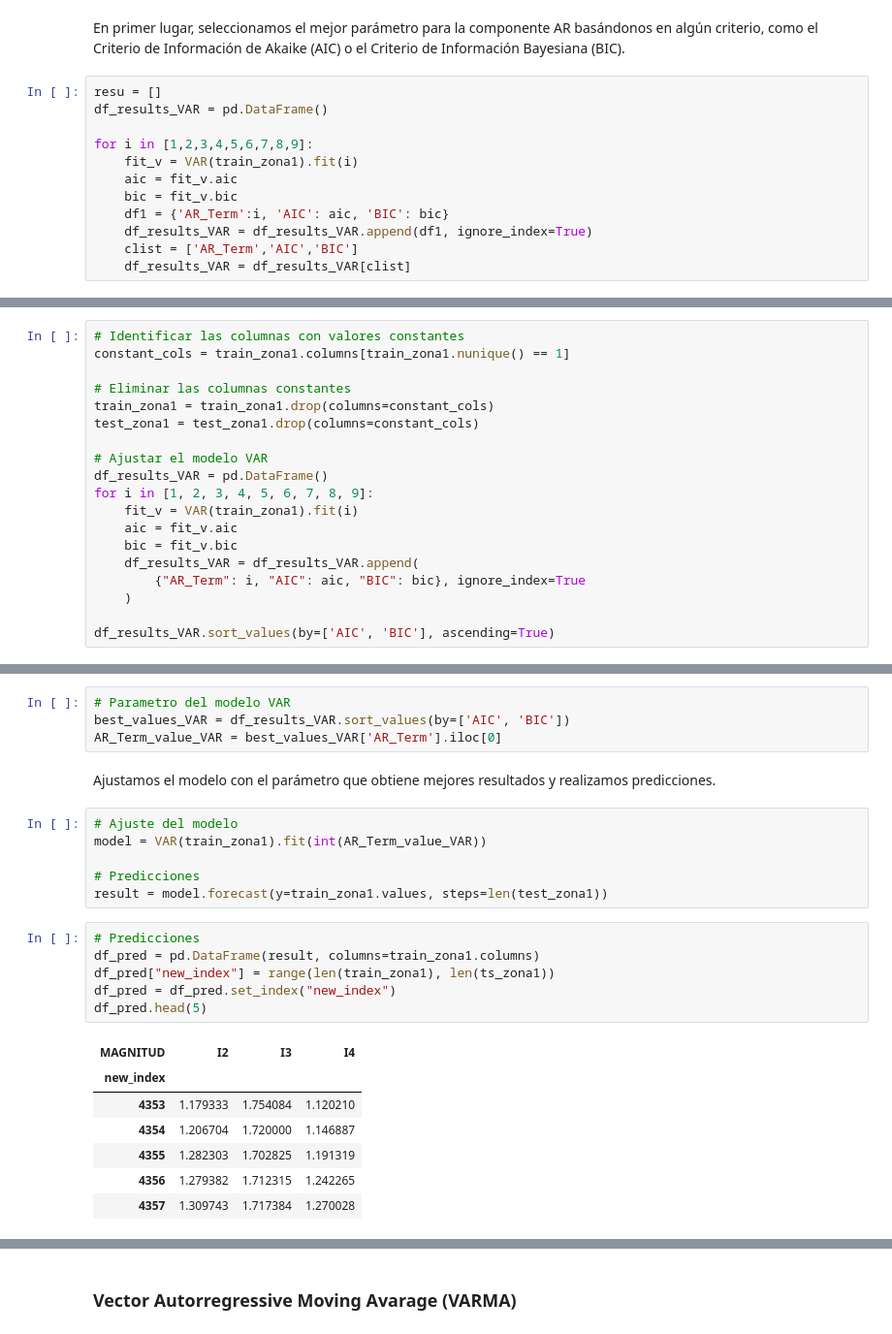
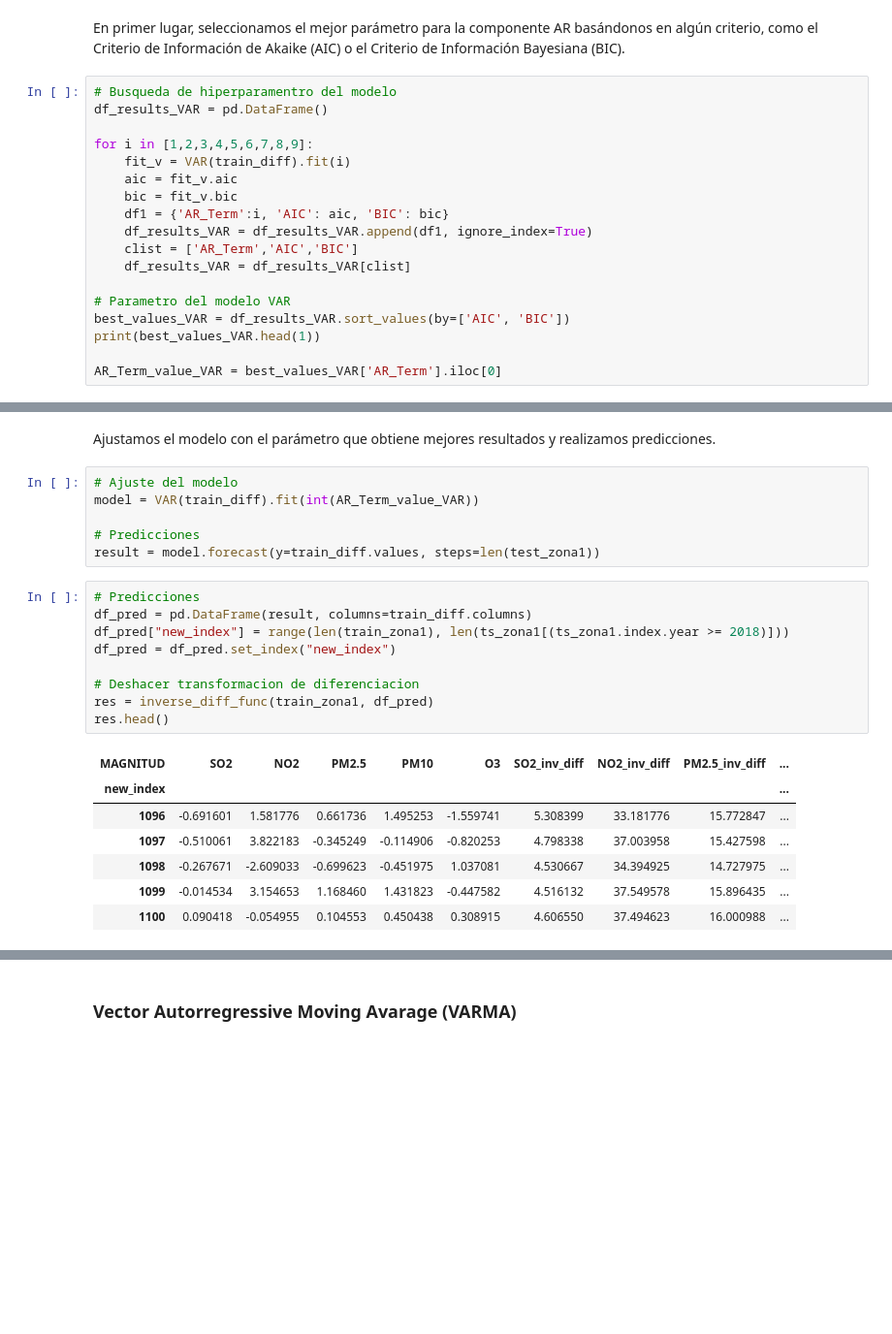
Before and after one commit to sofiamacein/TFG-Calidad-Aire-Madrid, a Jupyter notebook: TFG. CALIDAD AIRE MADRID_EDA.ipynb, the cells around one changed output, grey strips where cells are left out. Shown at 97% size. Drawn from its saved outputs; the diff is of its cells as text; blank space fills up the shorter version.

```diff
--- a/TFG. CALIDAD AIRE MADRID_EDA.ipynb
+++ b/TFG. CALIDAD AIRE MADRID_EDA.ipynb
@@ -1005,15 +1042,21 @@ El modelo Vector AutoRegressive (VAR) es un modelo de procesos estocásticos amp
 # %% [markdown]
 En primer lugar, seleccionamos el mejor parámetro para la componente AR basándonos en algún criterio, como el Criterio de Información de Akaike (AIC) o el Criterio de Información Bayesiana (BIC).
 # %%
-resu = []
+# Busqueda de hiperparamentro del modelo
 df_results_VAR = pd.DataFrame()
 
 for i in [1,2,3,4,5,6,7,8,9]:
-    fit_v = VAR(train_zona1).fit(i)
+    fit_v = VAR(train_diff).fit(i)
     aic = fit_v.aic
     bic = fit_v.bic
     df1 = {'AR_Term':i, 'AIC': aic, 'BIC': bic}
     df_results_VAR = df_results_VAR.append(df1, ignore_index=True)
     clist = ['AR_Term','AIC','BIC']
     df_results_VAR = df_results_VAR[clist]
+
+# Parametro del modelo VAR
+best_values_VAR = df_results_VAR.sort_values(by=['AIC', 'BIC'])
+print(best_values_VAR.head(1))
+
+AR_Term_value_VAR = best_values_VAR['AR_Term'].iloc[0]
 # %% [output]
@@ -1023,19 +1064,0 @@ Como las variables I1 e I5 sólo toman un único valor, procedemos a eliminarlas
-# %%
-# Identificar las columnas con valores constantes
-constant_cols = train_zona1.columns[train_zona1.nunique() == 1]
-
-# Eliminar las columnas constantes
-train_zona1 = train_zona1.drop(columns=constant_cols)
-test_zona1 = test_zona1.drop(columns=constant_cols)
-
-# Ajustar el modelo VAR
-df_results_VAR = pd.DataFrame()
-for i in [1, 2, 3, 4, 5, 6, 7, 8, 9]:
-    fit_v = VAR(train_zona1).fit(i)
-    aic = fit_v.aic
-    bic = fit_v.bic
-    df_results_VAR = df_results_VAR.append(
-        {"AR_Term": i, "AIC": aic, "BIC": bic}, ignore_index=True
-    )
-
-df_results_VAR.sort_values(by=['AIC', 'BIC'], ascending=True)
@@ -1053,26 +1065,25 @@ df_results_VAR.sort_values(by=['AIC', 'BIC'], ascending=True)
-# %%
-# Parametro del modelo VAR
-best_values_VAR = df_results_VAR.sort_values(by=['AIC', 'BIC'])
-AR_Term_value_VAR = best_values_VAR['AR_Term'].iloc[0]
 # %% [markdown]
 Ajustamos el modelo con el parámetro que obtiene mejores resultados y realizamos predicciones.
 # %%
 # Ajuste del modelo
-model = VAR(train_zona1).fit(int(AR_Term_value_VAR))
+model = VAR(train_diff).fit(int(AR_Term_value_VAR))
 
 # Predicciones
-result = model.forecast(y=train_zona1.values, steps=len(test_zona1))
+result = model.forecast(y=train_diff.values, steps=len(test_zona1))
 # %%
 # Predicciones
-df_pred = pd.DataFrame(result, columns=train_zona1.columns)
-df_pred["new_index"] = range(len(train_zona1), len(ts_zona1))
+df_pred = pd.DataFrame(result, columns=train_diff.columns)
+df_pred["new_index"] = range(len(train_zona1), len(ts_zona1[(ts_zona1.index.year >= 2018)]))
 df_pred = df_pred.set_index("new_index")
-df_pred.head(5)
+
+# Deshacer transformacion de diferenciacion
+res = inverse_diff_func(train_zona1, df_pred)
+res.head()
 # %% [output]
-| MAGNITUD | I2 | I3 | I4 |
-| new_index |  |  |  |
-| 4353 | 1.179333 | 1.754084 | 1.120210 |
-| 4354 | 1.206704 | 1.720000 | 1.146887 |
-| 4355 | 1.282303 | 1.702825 | 1.191319 |
-| 4356 | 1.279382 | 1.712315 | 1.242265 |
-| 4357 | 1.309743 | 1.717384 | 1.270028 |
+| MAGNITUD | SO2 | NO2 | PM2.5 | PM10 | O3 | SO2_inv_diff | NO2_inv_diff | PM2.5_inv_diff | ... |
+| new_index |  |  |  |  |  |  |  |  | ... |
+| 1096 | -0.691601 | 1.581776 | 0.661736 | 1.495253 | -1.559741 | 5.308399 | 33.181776 | 15.772847 | ... |
+| 1097 | -0.510061 | 3.822183 | -0.345249 | -0.114906 | -0.820253 | 4.798338 | 37.003958 | 15.427598 | ... |
+| 1098 | -0.267671 | -2.609033 | -0.699623 | -0.451975 | 1.037081 | 4.530667 | 34.394925 | 14.727975 | ... |
+| 1099 | -0.014534 | 3.154653 | 1.168460 | 1.431823 | -0.447582 | 4.516132 | 37.549578 | 15.896435 | ... |
+| 1100 | 0.090418 | -0.054955 | 0.104553 | 0.450438 | 0.308915 | 4.606550 | 37.494623 | 16.000988 | ... |
```
Also changed, not shown: parts of 82 cells of this notebook.
